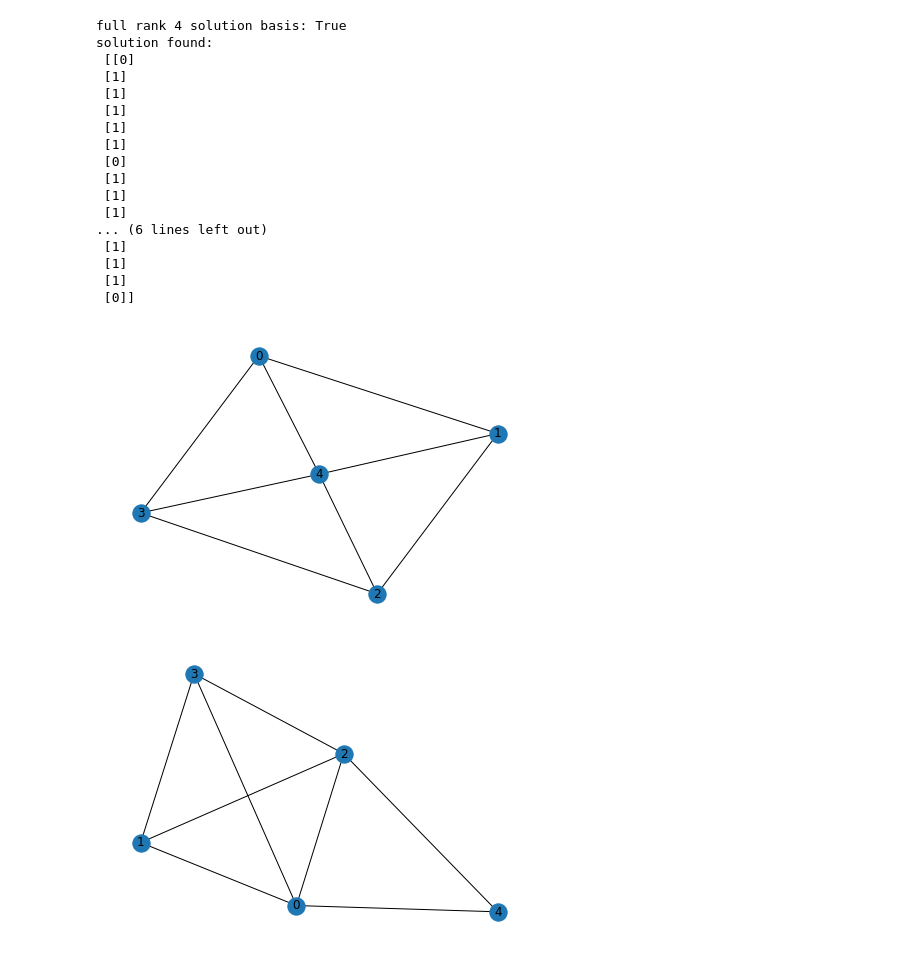
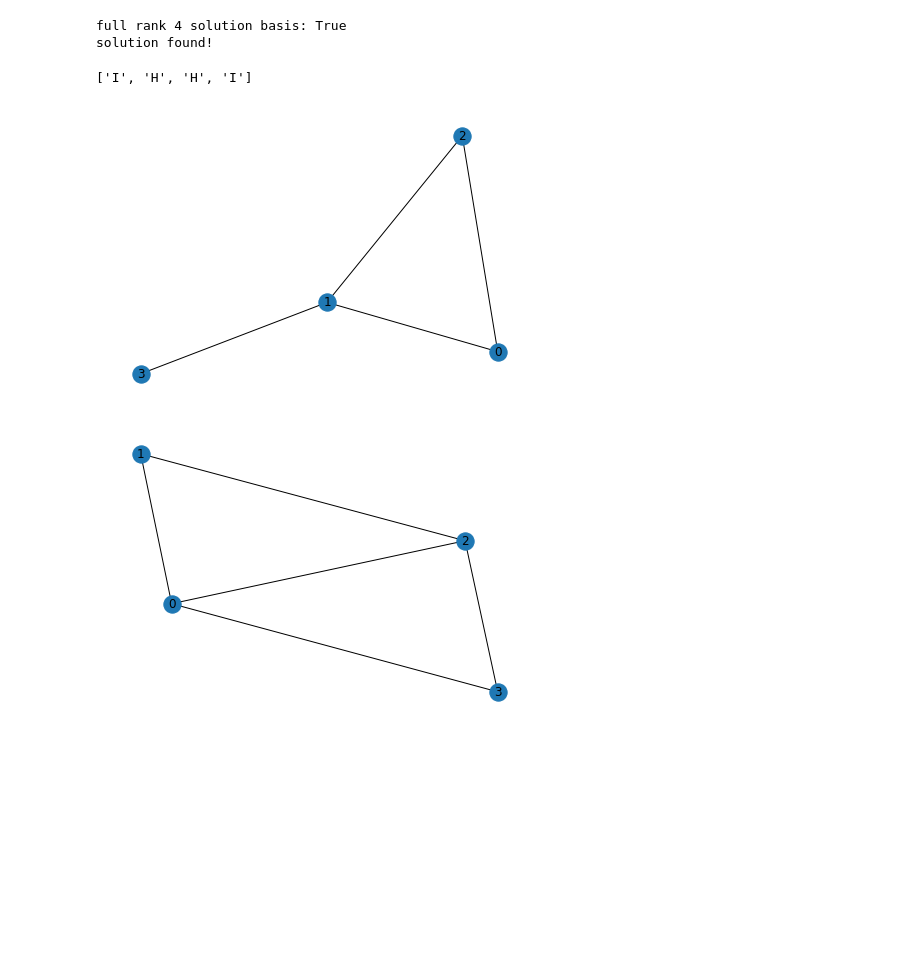
Before and after one commit to Sobhan-Gh/Graph-state-functions, a Jupyter notebook: LC_equivalence.ipynb, the cells around one changed output. Drawn from its saved outputs; the diff is of its cells as text; code cells hidden in the pictures; blank space fills up the shorter version.

```diff
--- a/LC_equivalence.ipynb
+++ b/LC_equivalence.ipynb
@@ -9,47 +9,37 @@ import warnings
 import matplotlib.pyplot as plt
 # %%
 #initialize random graphs for test. n is the number of qubits/ vertices
-n=int(5)
+n=int(4)
 row=0
-G1, G2 = nx.fast_gnp_random_graph(n,0.65), nx.fast_gnp_random_graph(n,0.65)
+#G1, G2 = nx.fast_gnp_random_graph(n,0.65), nx.fast_gnp_random_graph(n,0.65)
 #G1=nx.complete_graph(n)
 #G2=nx.star_graph(n-1)
 if nx.is_connected(G1) and nx.is_connected(G2):
     z_1=nx.to_numpy_array(G1).astype(int)
     z_2=nx.to_numpy_array(G2).astype(int)
 else:
     raise ValueError('graphs are not connected')
 
 
     #other constraints (Q matrix = local clifford to be reversible --> determinant == 1)
 
 #takes two adjacency matrices z_1 and z_2 and checks for LC
 #if we got stabilizer states, first turn them to graph and then use this function for their adjacency matrices to check for LC
-solution=solver(z_1, z_2, Mode='deter')
+solution=solver(z_1, z_2, Mode='deterministic')
+#z_2 == clifford_transform(z_1)
+
 plt.figure(1)
 nx.draw(G1, with_labels = True)
 plt.figure(2)
 nx.draw(G2, with_labels = True)
+
+Local_Clifford_ops(solution)
 # %% [output]
 full rank 4 solution basis: True
-solution found:
- [[0]
- [1]
- [1]
- [1]
- [1]
- [1]
- [0]
- [1]
- [1]
- [1]
-... (6 lines left out)
- [1]
- [1]
- [1]
- [0]]
+solution found!
+['I', 'H', 'H', 'I']
-[figure, old version]
+[figure, new version]
-[figure, old version]
+[figure, new version]
 # %%
 def coeff_maker(z_1, z_2):
     row=0
```
Also changed, not shown: parts of 17 cells of this notebook.
